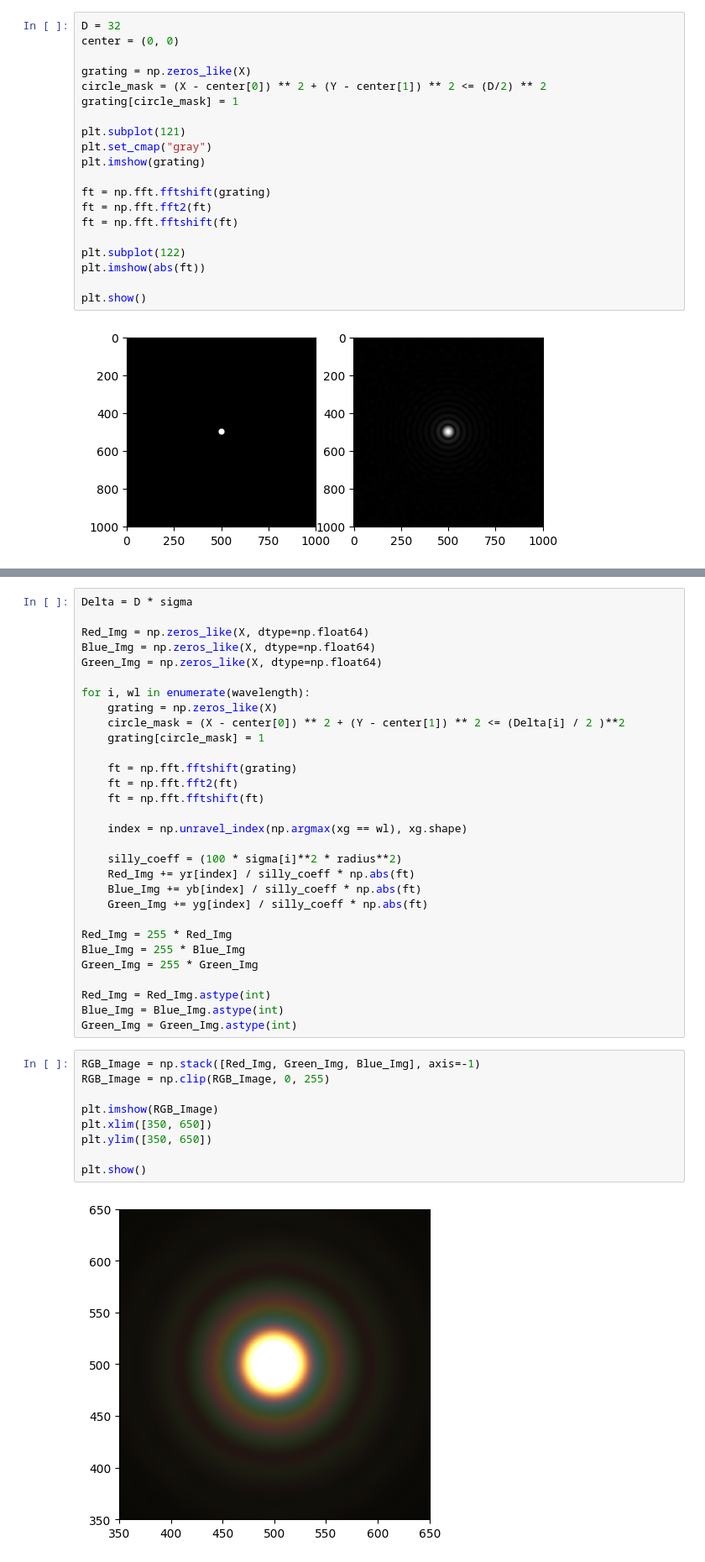
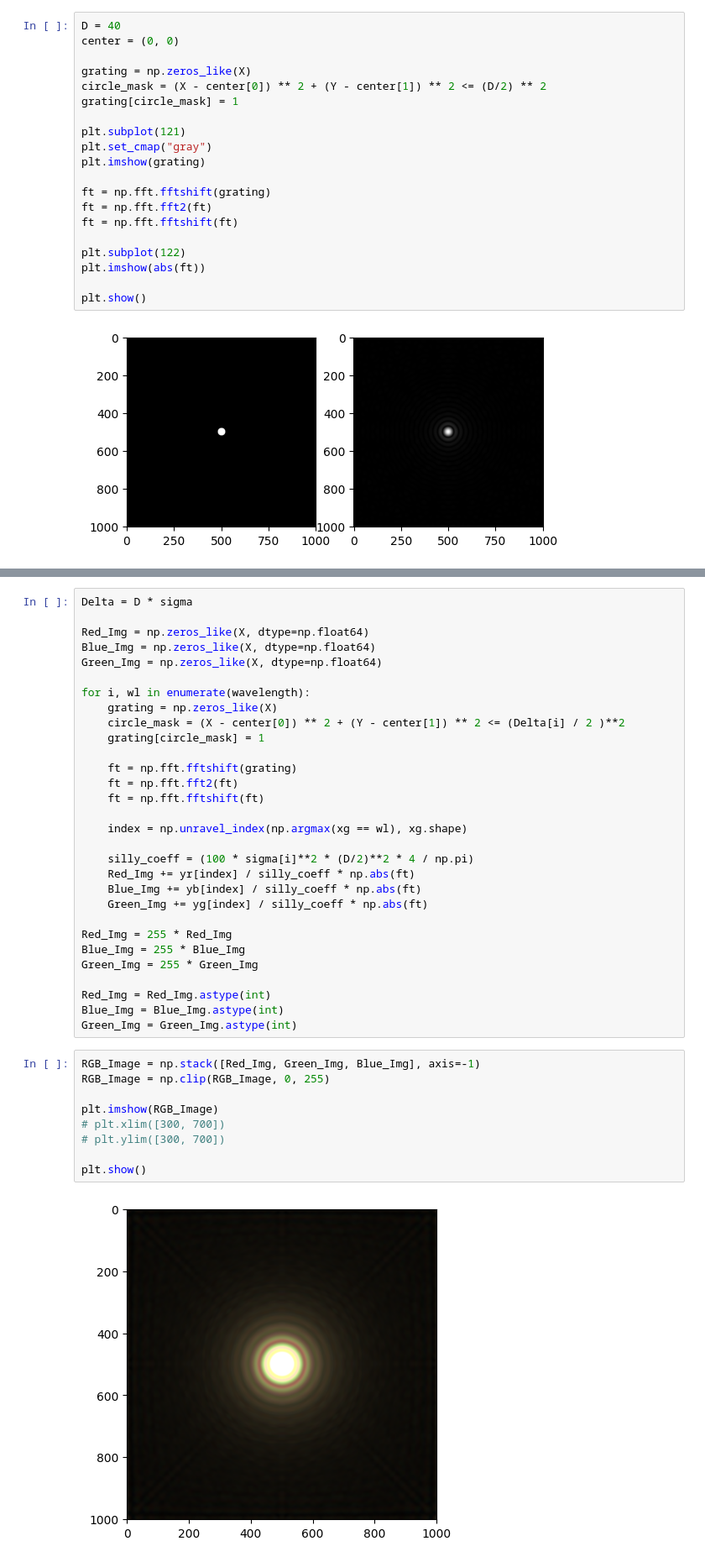
Before and after one commit to fouakh/PM102, a Jupyter notebook: TP3.ipynb, the cells around one changed output, grey strips where cells are left out. Shown at 84% size. Cells and saved outputs as stored; diff of their text form.

```diff
--- a/TP3.ipynb
+++ b/TP3.ipynb
@@ -128,7 +126,7 @@ plt.show()
 
 ### 3.1 Cas d'une Onde Monochromatique
 # %%
-D = 32
+D = 40
 center = (0, 0)
 
 grating = np.zeros_like(X)
@@ -180,7 +178,7 @@ for i, wl in enumerate(wavelength):
 
     index = np.unravel_index(np.argmax(xg == wl), xg.shape)
 
-    silly_coeff = (100 * sigma[i]**2 * radius**2)
+    silly_coeff = (100 * sigma[i]**2 * (D/2)**2 * 4 / np.pi)
     Red_Img += yr[index] / silly_coeff * np.abs(ft)
     Blue_Img += yb[index] / silly_coeff * np.abs(ft)
     Green_Img += yg[index] / silly_coeff * np.abs(ft)
@@ -195,14 +193,14 @@ Green_Img = Green_Img.astype(int)
 # %%
 RGB_Image = np.stack([Red_Img, Green_Img, Blue_Img], axis=-1)
 RGB_Image = np.clip(RGB_Image, 0, 255)
 
 plt.imshow(RGB_Image)
-plt.xlim([350, 650])
-plt.ylim([350, 650])
+# plt.xlim([300, 700])
+# plt.ylim([300, 700])
 
 plt.show()
 # %% [output]
-[figure, old version]
+[figure, new version]
 # %% [markdown]
 ## 4. Trellis
 
```
Also changed, not shown: parts of 4 cells of this notebook, 1 other file.
